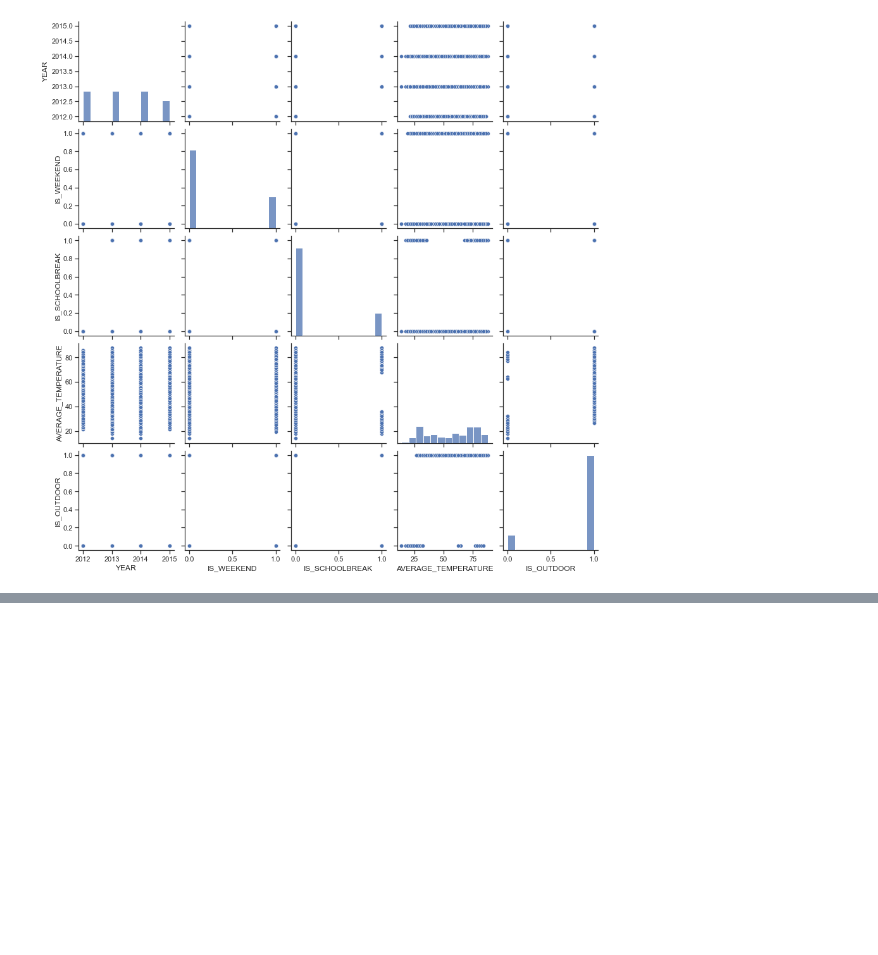
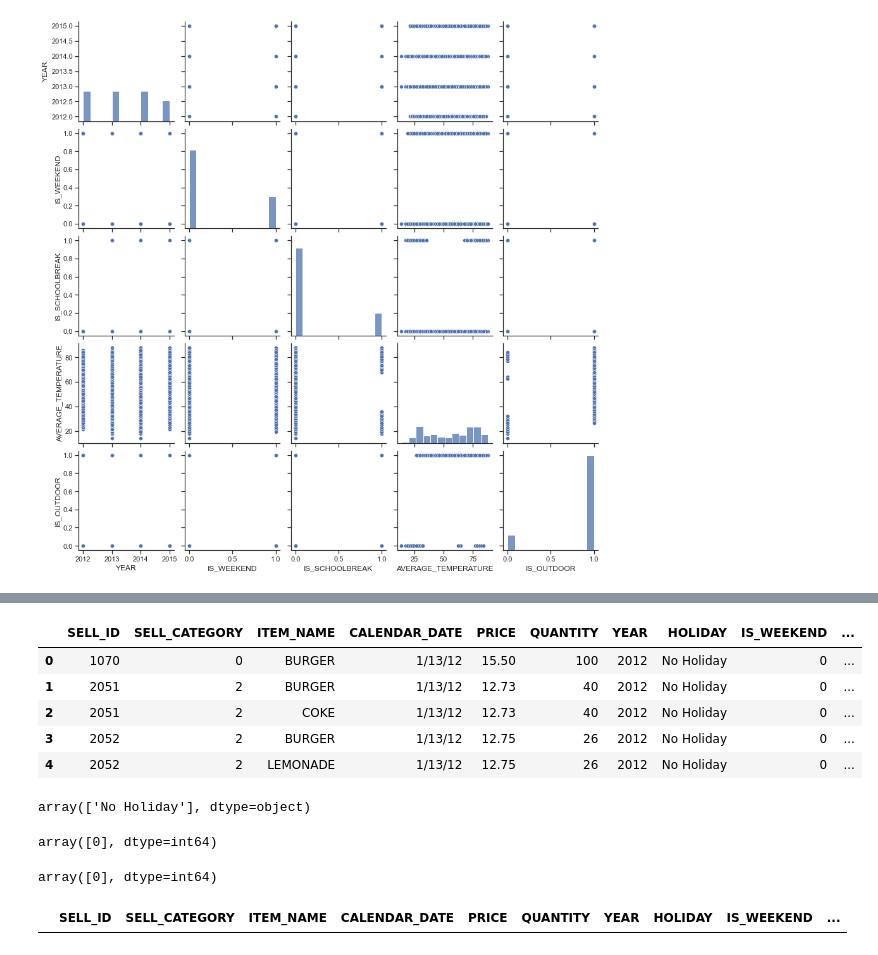
Before and after one commit to Keshtech2002/Retail_Price_Optimization_ML_Regression, a Jupyter notebook: Cafe_Price_Optimazation.ipynb, the cells around one changed output, grey strips where cells are left out. Cells and saved outputs as stored; diff of their text form; code cells hidden in the pictures; blank space fills up the shorter version.

```diff
--- a/Cafe_Price_Optimazation.ipynb
+++ b/Cafe_Price_Optimazation.ipynb
@@ -244,0 +415,28 @@ sns.pairplot(date_info)
+# %%
+# These attributes are very important in our sales but has nothing to do with price, i.e if Holiday then sales increases,
+# if schoolbreak and weekend then sales will increase. we don't want this effect as we only interested in seeing price effect.
+# all effects on sales other than price will be removed from the data set.
+bau_data = combined_data[(combined_data['HOLIDAY']=='No Holiday') & (combined_data['IS_SCHOOLBREAK']==0) &
+                         (combined_data['IS_WEEKEND']==0)]
+bau_data.head()
+# %% [output]
+|  | SELL_ID | SELL_CATEGORY | ITEM_NAME | CALENDAR_DATE | PRICE | QUANTITY | YEAR | HOLIDAY | IS_WEEKEND | ... |
+| 0 | 1070 | 0 | BURGER | 1/13/12 | 15.50 | 100 | 2012 | No Holiday | 0 | ... |
+| 1 | 2051 | 2 | BURGER | 1/13/12 | 12.73 | 40 | 2012 | No Holiday | 0 | ... |
+| 2 | 2051 | 2 | COKE | 1/13/12 | 12.73 | 40 | 2012 | No Holiday | 0 | ... |
+| 3 | 2052 | 2 | BURGER | 1/13/12 | 12.75 | 26 | 2012 | No Holiday | 0 | ... |
+| 4 | 2052 | 2 | LEMONADE | 1/13/12 | 12.75 | 26 | 2012 | No Holiday | 0 | ... |
+# %%
+# Check categories
+np.unique(bau_data.HOLIDAY)
+np.unique(bau_data.IS_WEEKEND)
+np.unique(bau_data.IS_SCHOOLBREAK)
+# %% [output]
+array(['No Holiday'], dtype=object)
+array([0], dtype=int64)
+array([0], dtype=int64)
+# %%
+# check if weekend was removed
+bau_data[bau_data['IS_WEEKEND']==1]
+# %% [output]
+|  | SELL_ID | SELL_CATEGORY | ITEM_NAME | CALENDAR_DATE | PRICE | QUANTITY | YEAR | HOLIDAY | IS_WEEKEND | ... |
```
Also changed, not shown: parts of 21 cells of this notebook.
